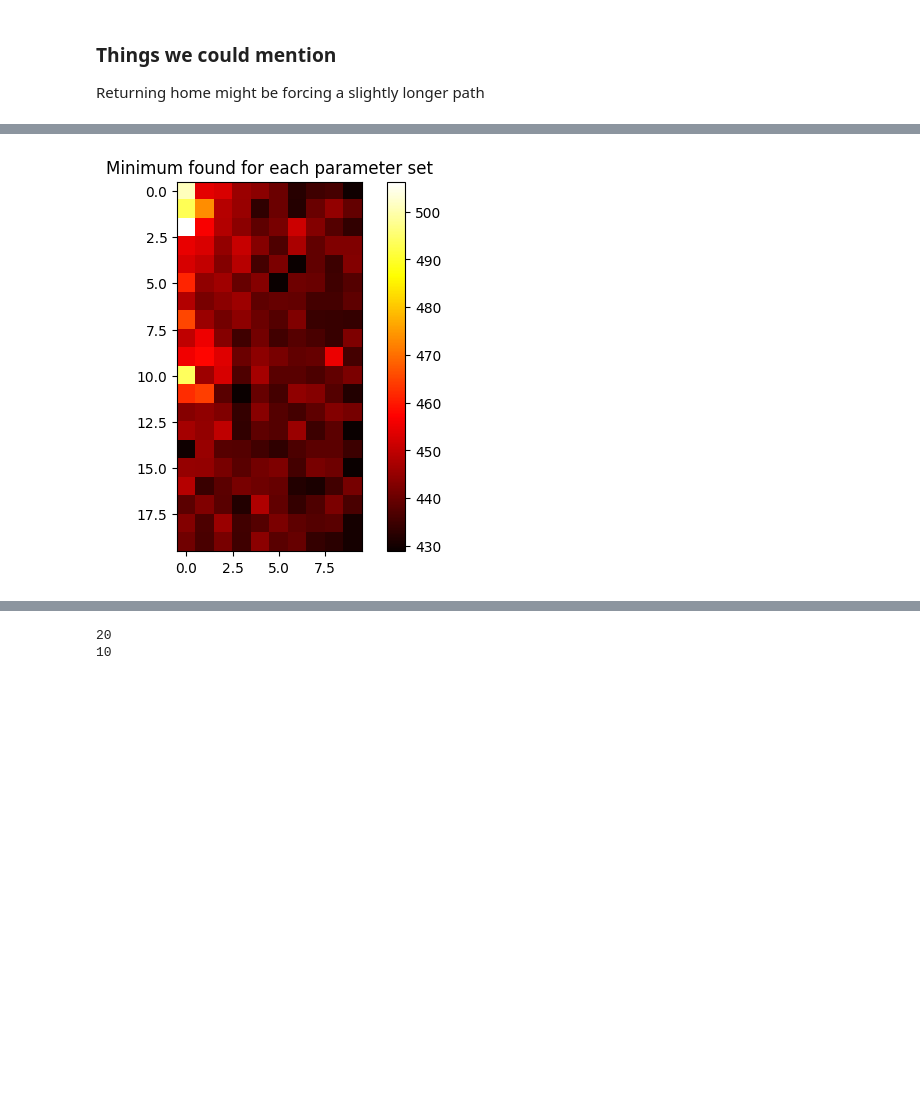
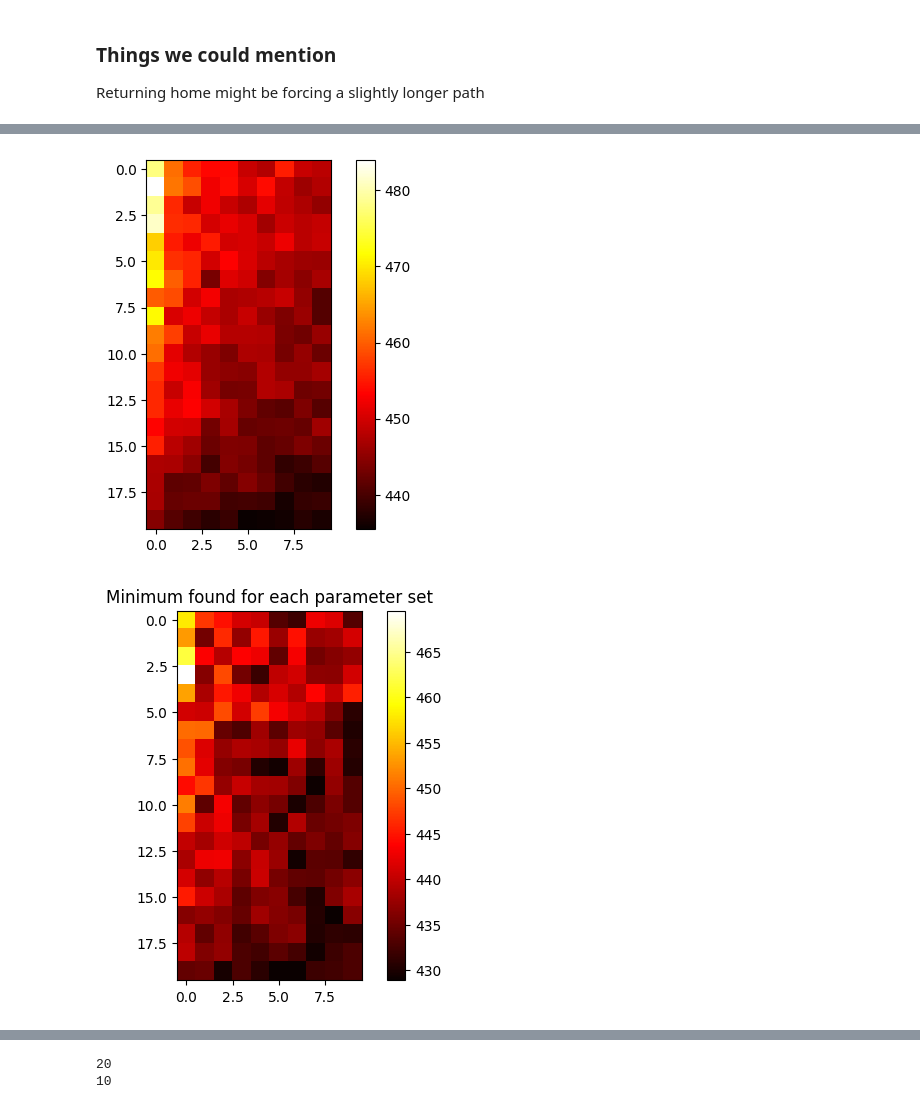
Before and after one commit to nabilasiregar/stochastic-simulation, a Jupyter notebook: assignment_3/Travling.ipynb, the cells around one changed output, grey strips where cells are left out. Cells and saved outputs as stored; diff of their text form; code cells hidden in the pictures; blank space fills up the shorter version.

```diff
--- a/assignment_3/Travling.ipynb
+++ b/assignment_3/Travling.ipynb
@@ -284,26 +360,28 @@ Best path length found: 3583.139898196628, provided path length: 2586.7696475631
 # %%
 # setting up a grid search to find the best parameters for the chain length and cooling rate
 # values = np.zeros((20,10))
 # best_found = np.ones((20,10)) * np.inf
-# for _ in range(10):
-#     for i,temp in tqdm(enumerate(np.arange(0.8,.991,.01))):
-#         for j,chain in tqdm(enumerate(np.arange(100,1001,100))):
-#             best, length, iterations, t_list, length_list  = sim_annealing(test_map, 30, temp, .01, chain, np.random.permutation(list(test_map.nodes.keys())).tolist())
-#             values[i,j] += length/10
-#             if length < best_found[i,j]:
-#                 best_found[i,j] = length
-#                 best_path = best
-#                 best_temp = temp
-#                 best_chain = chain
+# for i,temp in enumerate(np.arange(0.8,.991,.01)):
+#     for j,chain in enumerate(np.arange(100,1001,100)):
+#         print(f"Starting a new run {i}")
+#         for _ in range(10):
+#         best, length, iterations, t_list, length_list  = sim_annealing(SMALL_NODES, 30, temp, .01, chain, np.random.permutation(range(1, len(SMALL_NODES)+1)))
+#         values[i,j] += length/10
+#         if length < best_found[i,j]:
+#             best_found[i,j] = length
+#             best_path = best
+#             best_temp = temp
+#             best_chain = chain
 
-# plt.imshow(grid_search, cmap='hot', interpolation='nearest')
-# plt.colorbar()
-# plt.show()
-plt.imshow(lowest_found, cmap='hot', interpolation='nearest')
+plt.imshow(values, cmap='hot', interpolation='nearest')
+plt.colorbar()
+plt.show()
+plt.imshow(best_found, cmap='hot', interpolation='nearest')
 plt.title("Minimum found for each parameter set")
 plt.colorbar()
 plt.show()
-print(f"Best path length found: {lowest_found.min()}, provided path length: {SMALL_LENGTH}")
+print(f"Best path length found: {best_found.min()}, provided path length: {SMALL_LENGTH}")
 print(f"Best parameters: temp: {best_temp}, chain: {best_chain}")
 # %% [output]
-[figure, old version]
+[figure, new version]
+[figure, added]
```
Also changed, not shown: parts of 12 cells of this notebook, 3 other files.
